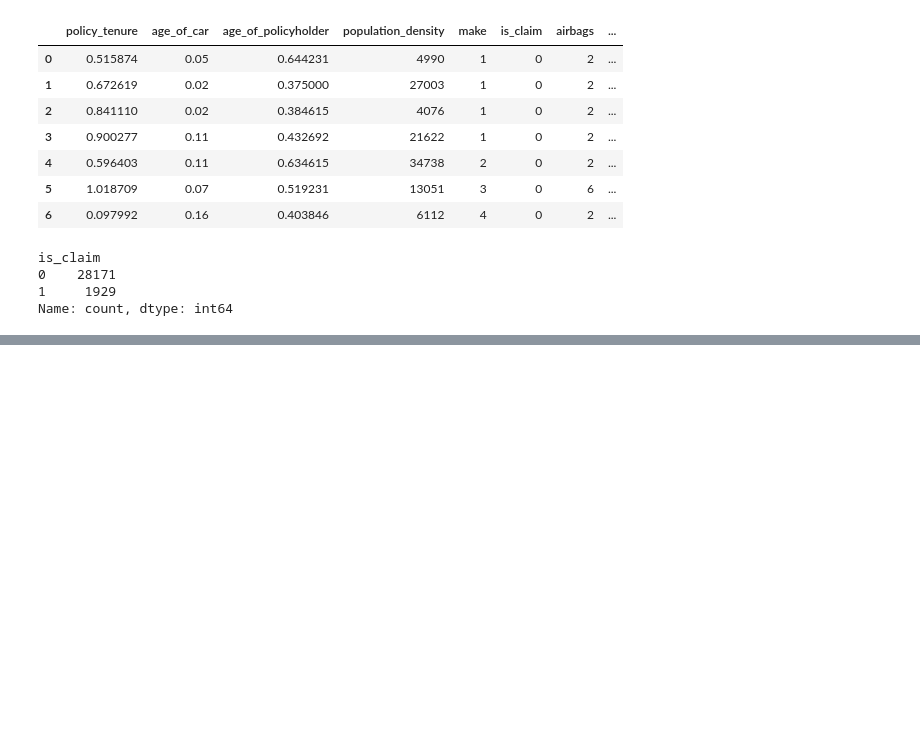
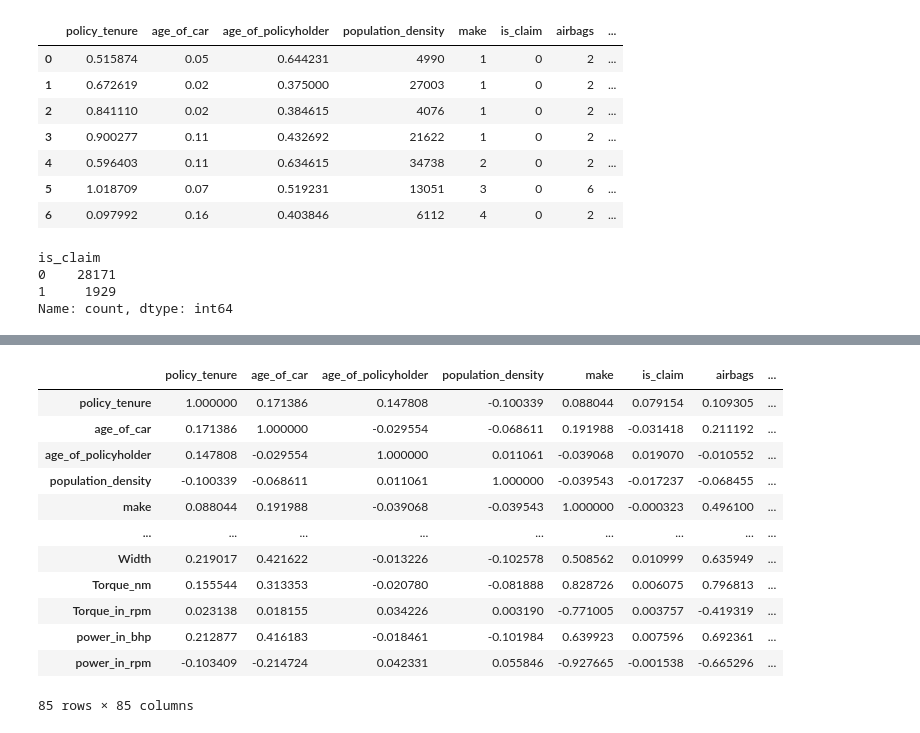
Before and after one commit to ayushsagar-10/sunbeam_hackathon, a Jupyter notebook: dataset.ipynb, the cells around one changed output, grey strips where cells are left out. Cells and saved outputs as stored; diff of their text form; code cells hidden in the pictures; blank space fills up the shorter version.

```diff
--- a/dataset.ipynb
+++ b/dataset.ipynb
@@ -195,0 +196,4 @@ SyntaxError: invalid syntax (4043265626.py, line 1)
+# %%
+deep_df = ohot_df.copy()
+# %%
+pd.set_option("display.max_columns",None)
@@ -195,0 +213,16 @@ SyntaxError: invalid syntax (4043265626.py, line 1)
+# %%
+deep_df.corr()
+# %% [output]
+|  | policy_tenure | age_of_car | age_of_policyholder | population_density | make | is_claim | airbags | ... |
+| policy_tenure | 1.000000 | 0.171386 | 0.147808 | -0.100339 | 0.088044 | 0.079154 | 0.109305 | ... |
+| age_of_car | 0.171386 | 1.000000 | -0.029554 | -0.068611 | 0.191988 | -0.031418 | 0.211192 | ... |
+| age_of_policyholder | 0.147808 | -0.029554 | 1.000000 | 0.011061 | -0.039068 | 0.019070 | -0.010552 | ... |
+| population_density | -0.100339 | -0.068611 | 0.011061 | 1.000000 | -0.039543 | -0.017237 | -0.068455 | ... |
+| make | 0.088044 | 0.191988 | -0.039068 | -0.039543 | 1.000000 | -0.000323 | 0.496100 | ... |
+| ... | ... | ... | ... | ... | ... | ... | ... | ... |
+| Width | 0.219017 | 0.421622 | -0.013226 | -0.102578 | 0.508562 | 0.010999 | 0.635949 | ... |
+| Torque_nm | 0.155544 | 0.313353 | -0.020780 | -0.081888 | 0.828726 | 0.006075 | 0.796813 | ... |
+| Torque_in_rpm | 0.023138 | 0.018155 | 0.034226 | 0.003190 | -0.771005 | 0.003757 | -0.419319 | ... |
+| power_in_bhp | 0.212877 | 0.416183 | -0.018461 | -0.101984 | 0.639923 | 0.007596 | 0.692361 | ... |
+| power_in_rpm | -0.103409 | -0.214724 | 0.042331 | 0.055846 | -0.927665 | -0.001538 | -0.665296 | ... |
+85 rows × 85 columns
```
Also changed, not shown: parts of 4 cells of this notebook.
